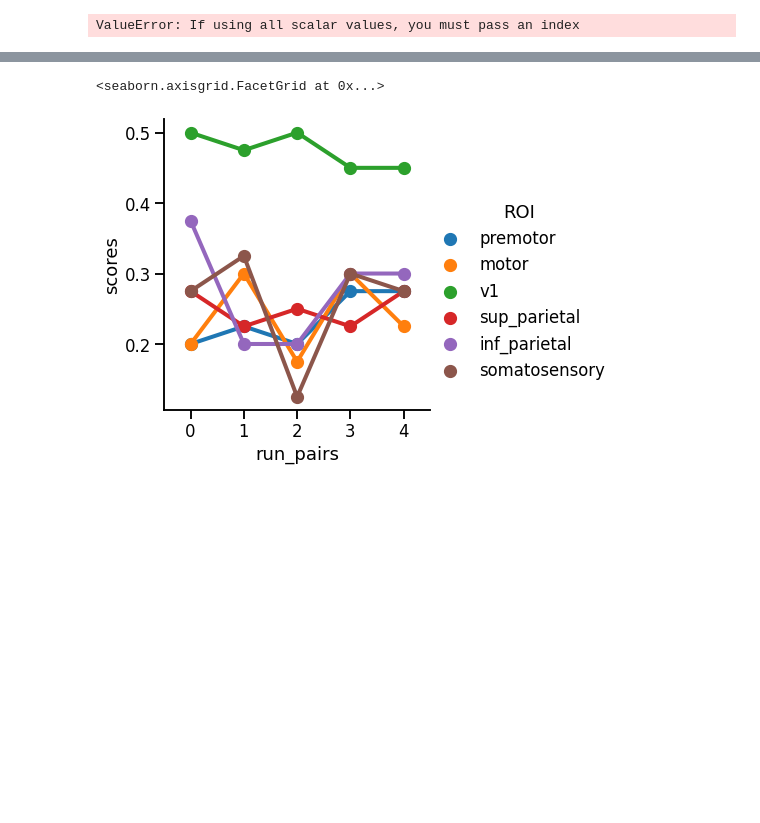
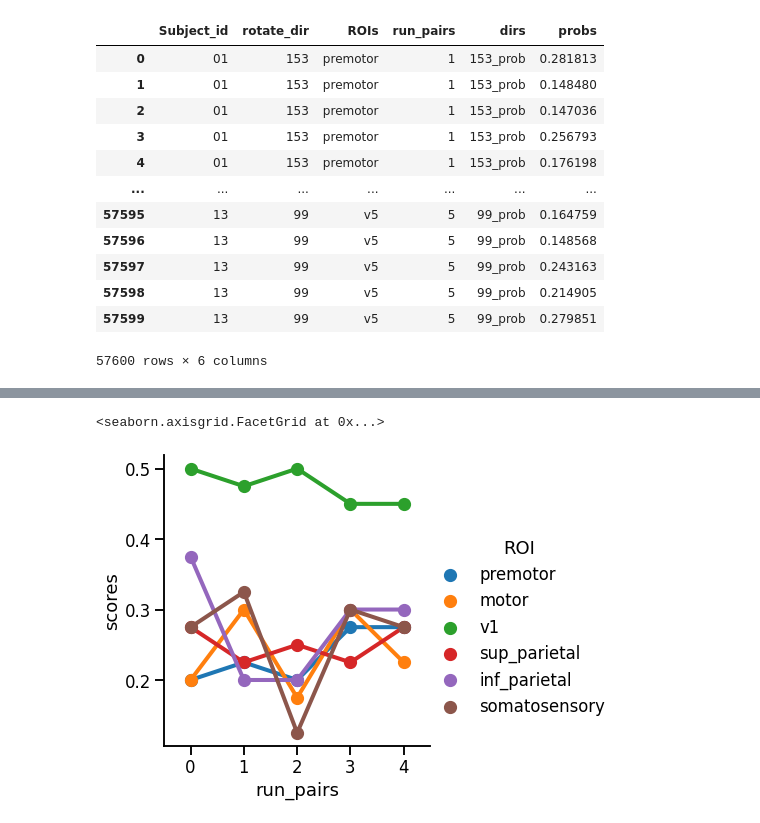
Before and after one commit to tejas-savalia/fmri_project, a Jupyter notebook: mvpa_classification.ipynb, the cells around one changed output, grey strips where cells are left out. Saved outputs shown, nothing was run; the diff lists cells and outputs as text; code cells hidden in the pictures; blank space fills up the shorter version.

```diff
--- a/mvpa_classification.ipynb
+++ b/mvpa_classification.ipynb
@@ -36 +27,3 @@ masks = {"premotor":"GM Premotor cortex BA6",
         }
+# %%
+subject_list = ['01', '02', '03', '04', '05', '06', '07', '08', '09', '11', '12', '13']
@@ -138,4 +179,0 @@ scores
-# %%
-df = pd.DataFrame(scores)
-# %% [output]
-ValueError: If using all scalar values, you must pass an index
@@ -141,0 +198,16 @@ ValueError: If using all scalar values, you must pass an index
+# %%
+between_predictions_df_melt
+# %% [output]
+|  | Subject_id | rotate_dir | ROIs | run_pairs | dirs | probs |
+| 0 | 01 | 153 | premotor | 1 | 153_prob | 0.281813 |
+| 1 | 01 | 153 | premotor | 1 | 153_prob | 0.148480 |
+| 2 | 01 | 153 | premotor | 1 | 153_prob | 0.147036 |
+| 3 | 01 | 153 | premotor | 1 | 153_prob | 0.256793 |
+| 4 | 01 | 153 | premotor | 1 | 153_prob | 0.176198 |
+| ... | ... | ... | ... | ... | ... | ... |
+| 57595 | 13 | 99 | v5 | 5 | 99_prob | 0.164759 |
+| 57596 | 13 | 99 | v5 | 5 | 99_prob | 0.148568 |
+| 57597 | 13 | 99 | v5 | 5 | 99_prob | 0.243163 |
+| 57598 | 13 | 99 | v5 | 5 | 99_prob | 0.214905 |
+| 57599 | 13 | 99 | v5 | 5 | 99_prob | 0.279851 |
+57600 rows × 6 columns
```
Also changed, not shown: parts of 17 cells of this notebook, 3 other files.
